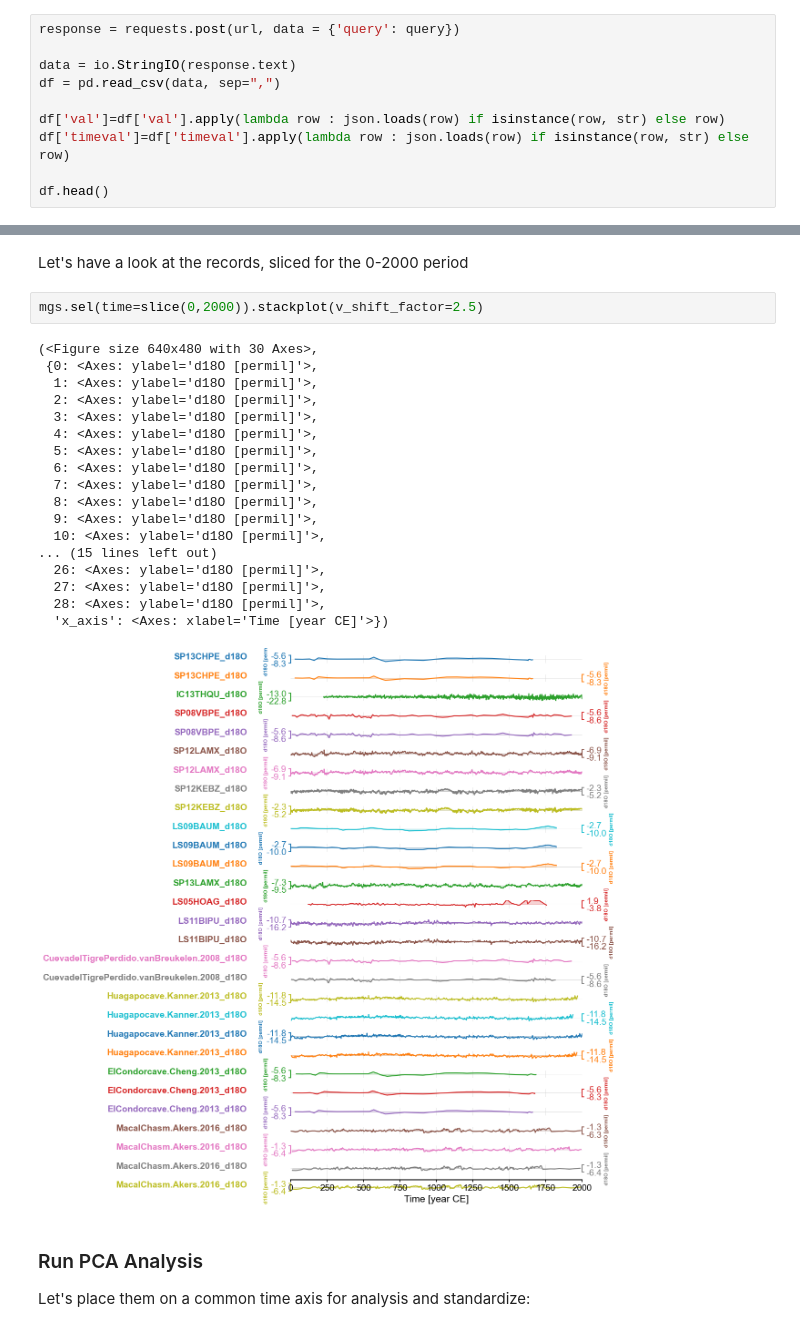
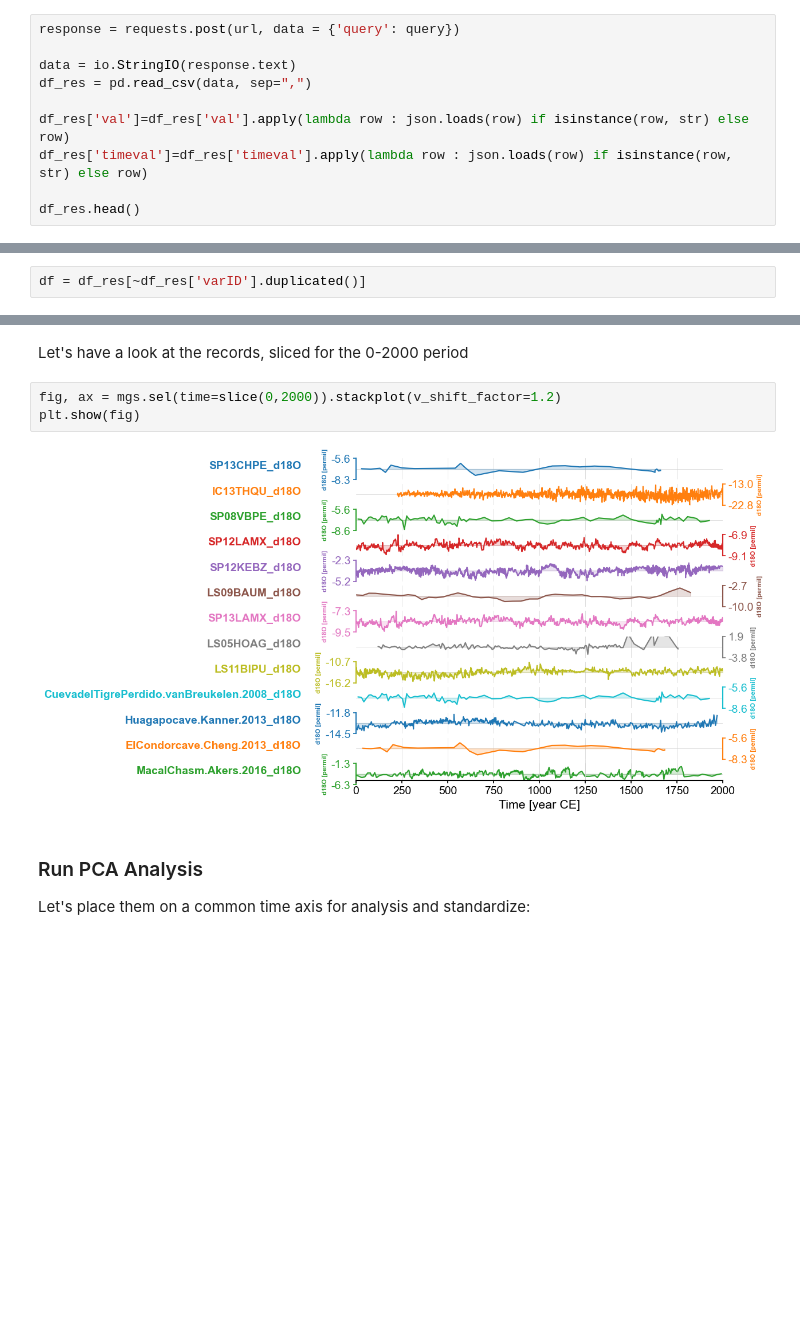
Before and after one commit to ProjectPythia/paleoPCA-Cookbook, a Jupyter notebook: notebooks/paleoPCA.ipynb, the cells around one changed output, grey strips where cells are left out. Drawn from its saved outputs; the diff is of its cells as text; blank space fills up the shorter version.

```diff
--- a/notebooks/paleoPCA.ipynb
+++ b/notebooks/paleoPCA.ipynb
@@ -274,12 +274,12 @@ The following cell sends the query to the database and returns the results in a
 response = requests.post(url, data = {'query': query})
 
 data = io.StringIO(response.text)
-df = pd.read_csv(data, sep=",")
+df_res = pd.read_csv(data, sep=",")
 
-df['val']=df['val'].apply(lambda row : json.loads(row) if isinstance(row, str) else row)
-df['timeval']=df['timeval'].apply(lambda row : json.loads(row) if isinstance(row, str) else row)
+df_res['val']=df_res['val'].apply(lambda row : json.loads(row) if isinstance(row, str) else row)
+df_res['timeval']=df_res['timeval'].apply(lambda row : json.loads(row) if isinstance(row, str) else row)
 
-df.head()
+df_res.head()
 # %% [output]
 |  | varID | dataSetName | lat | lon | varname | interpLabel | val | varunits | timevarname | timeval | ... |
 | 0 | TR04EVLI01 | TR04EVLI | 10.000 | -85.000 | d18O | precipitationIsotope | [23.69, 24.29, 24.25, 24.74, 25.7... | permil | year | [2000.75, 2000.73, 2000.72, 2000.... | ... |
@@ -292,3 +298,5 @@ We have retrieved the following number of proxy records:
+# %%
+df = df_res[~df_res['varID'].duplicated()]
 # %%
 len(df)
 # %% [output]
@@ -406,26 +406,10 @@ mgs.map()
 # %% [markdown]
 Let's have a look at the records, sliced for the 0-2000 period
 # %%
-mgs.sel(time=slice(0,2000)).stackplot(v_shift_factor=2.5)
+fig, ax = mgs.sel(time=slice(0,2000)).stackplot(v_shift_factor=1.2)
+plt.show(fig)
 # %% [output]
-(<Figure size 640x480 with 30 Axes>,
- {0: <Axes: ylabel='d18O [permil]'>,
-  1: <Axes: ylabel='d18O [permil]'>,
-  2: <Axes: ylabel='d18O [permil]'>,
-  3: <Axes: ylabel='d18O [permil]'>,
-  4: <Axes: ylabel='d18O [permil]'>,
-  5: <Axes: ylabel='d18O [permil]'>,
-  6: <Axes: ylabel='d18O [permil]'>,
-  7: <Axes: ylabel='d18O [permil]'>,
-  8: <Axes: ylabel='d18O [permil]'>,
-  9: <Axes: ylabel='d18O [permil]'>,
-  10: <Axes: ylabel='d18O [permil]'>,
-... (15 lines left out)
-  26: <Axes: ylabel='d18O [permil]'>,
-  27: <Axes: ylabel='d18O [permil]'>,
-  28: <Axes: ylabel='d18O [permil]'>,
-  'x_axis': <Axes: xlabel='Time [year CE]'>})
-[figure, old version]
+[figure, new version]
 # %% [markdown]
 ### Run PCA Analysis
 
```
Also changed, not shown: parts of 14 cells of this notebook, 2 other files.
